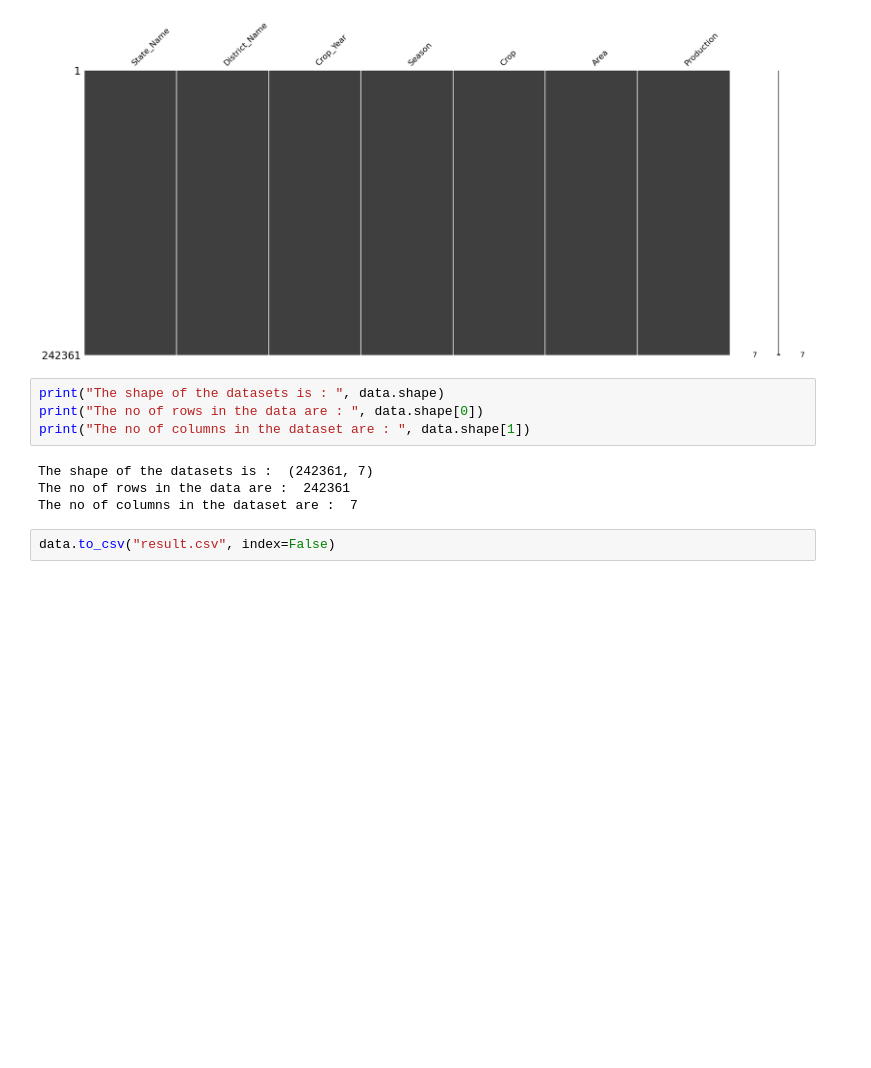
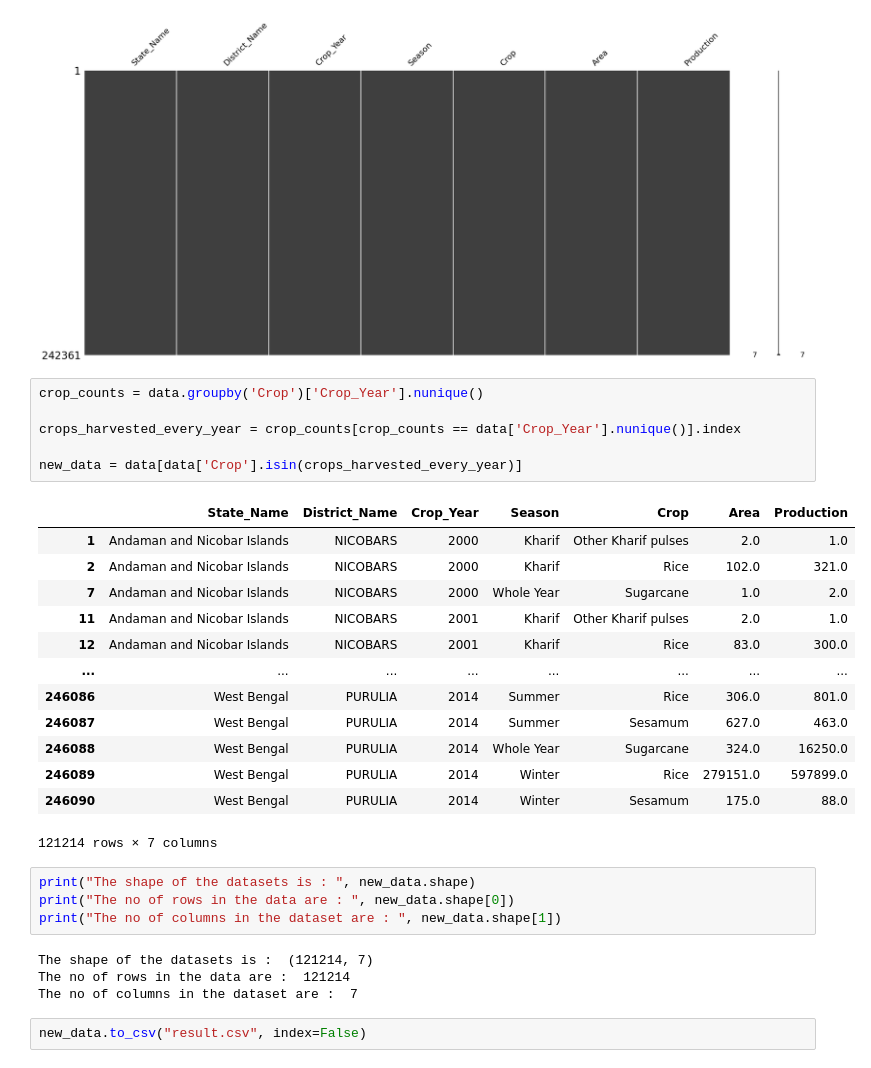
Before and after one commit to Reyansh4/Data_Analytics, a Jupyter notebook: main.ipynb, the cells around one changed output. Cells and saved outputs as stored; diff of their text form; blank space fills up the shorter version.

Commit message:
preprocessing to data and new csv created

```diff
--- a/main.ipynb
+++ b/main.ipynb
@@ -167,13 +167,33 @@ msno.matrix(data)
 # %% [output]
 <AxesSubplot: >
 [figure]
+# %%
+crop_counts = data.groupby('Crop')['Crop_Year'].nunique()
+
+crops_harvested_every_year = crop_counts[crop_counts == data['Crop_Year'].nunique()].index
+
+new_data = data[data['Crop'].isin(crops_harvested_every_year)]
+# %% [output]
+|  | State_Name | District_Name | Crop_Year | Season | Crop | Area | Production |
+| 1 | Andaman and Nicobar Islands | NICOBARS | 2000 | Kharif | Other Kharif pulses | 2.0 | 1.0 |
+| 2 | Andaman and Nicobar Islands | NICOBARS | 2000 | Kharif | Rice | 102.0 | 321.0 |
+| 7 | Andaman and Nicobar Islands | NICOBARS | 2000 | Whole Year | Sugarcane | 1.0 | 2.0 |
+| 11 | Andaman and Nicobar Islands | NICOBARS | 2001 | Kharif | Other Kharif pulses | 2.0 | 1.0 |
+| 12 | Andaman and Nicobar Islands | NICOBARS | 2001 | Kharif | Rice | 83.0 | 300.0 |
+| ... | ... | ... | ... | ... | ... | ... | ... |
+| 246086 | West Bengal | PURULIA | 2014 | Summer | Rice | 306.0 | 801.0 |
+| 246087 | West Bengal | PURULIA | 2014 | Summer | Sesamum | 627.0 | 463.0 |
+| 246088 | West Bengal | PURULIA | 2014 | Whole Year | Sugarcane | 324.0 | 16250.0 |
+| 246089 | West Bengal | PURULIA | 2014 | Winter | Rice | 279151.0 | 597899.0 |
+| 246090 | West Bengal | PURULIA | 2014 | Winter | Sesamum | 175.0 | 88.0 |
+121214 rows × 7 columns
 # %%
-print("The shape of the datasets is : ", data.shape)
-print("The no of rows in the data are : ", data.shape[0])
-print("The no of columns in the dataset are : ", data.shape[1])
+print("The shape of the datasets is : ", new_data.shape)
+print("The no of rows in the data are : ", new_data.shape[0])
+print("The no of columns in the dataset are : ", new_data.shape[1])
 # %% [output]
-The shape of the datasets is :  (242361, 7)
-The no of rows in the data are :  242361
+The shape of the datasets is :  (121214, 7)
+The no of rows in the data are :  121214
 The no of columns in the dataset are :  7
 # %%
-data.to_csv("result.csv", index=False)
+new_data.to_csv("result.csv", index=False)
```
Also changed, not shown: 1 other file.
